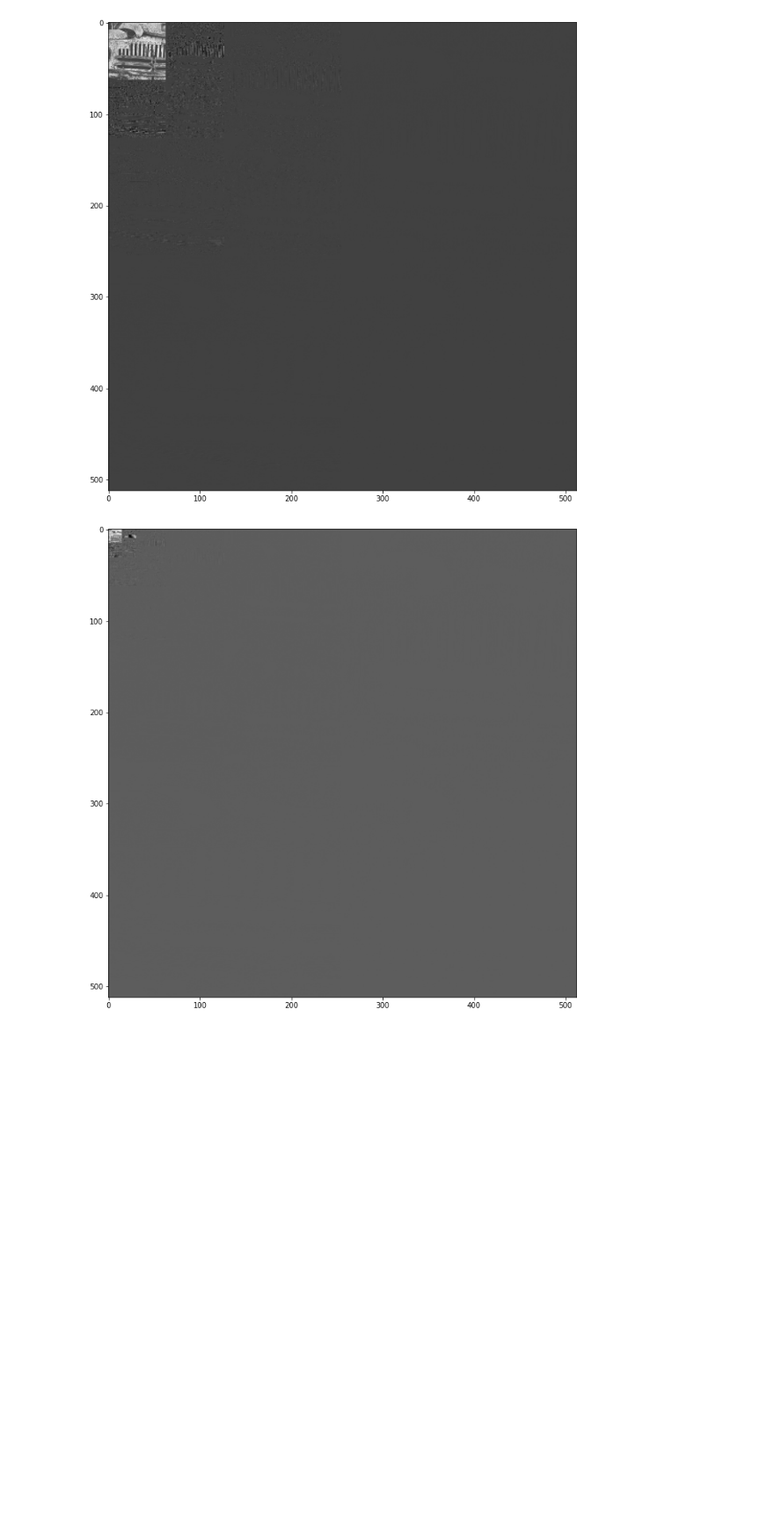
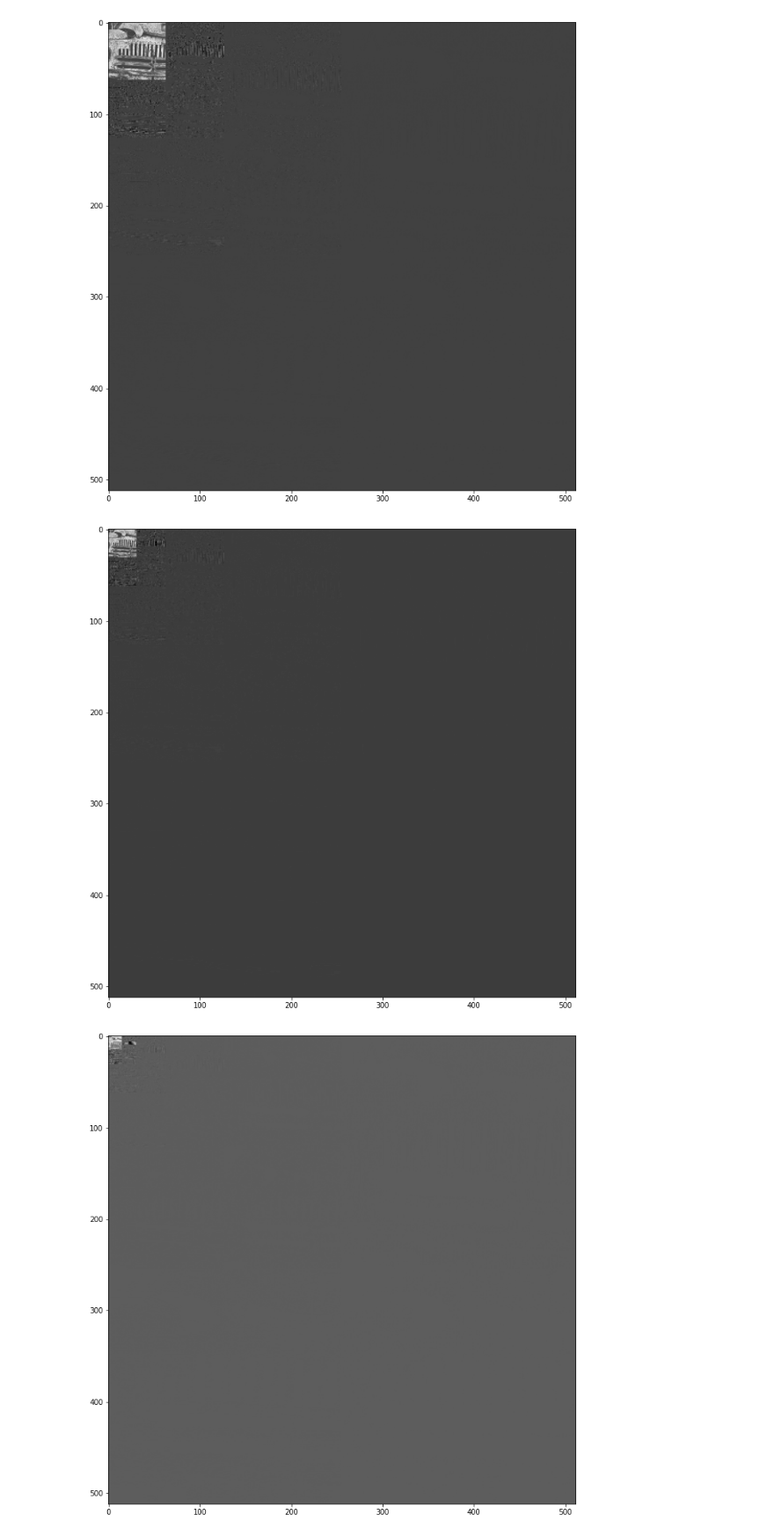
Before and after one commit to mikemayer67/MJ2K, a Jupyter notebook: Subbanding_Playground.ipynb, the cells around one changed output. Shown at 88% size. Saved outputs shown, nothing was run; the diff lists cells and outputs as text; code cells hidden in the pictures; blank space fills up the shorter version.

```diff
--- a/Subbanding_Playground.ipynb
+++ b/Subbanding_Playground.ipynb
@@ -154,6 +154,16 @@ plt.imshow(L1,cmap='gray')
 plt.show()
 # %% [output]
 [figure]
+# %%
+L4 = join(LL4,LH4,HL4,HH4)
+L3 = join(L4,LH3,HL3,HH3)
+L2 = join(L3,LH2,HL2,HH2)
+L1 = join(L2,LH1,HL1,HH1)
+plt.subplots(1,1,figsize=(12,12))
+plt.imshow(L1,cmap='gray')
+plt.show()
+# %% [output]
+[figure, added]
 # %%
 L5 = join(LL5,LH5,HL5,HH5)
 L4 = join(L5,LH4,HL4,HH4)
```
Also changed, not shown: parts of 2 cells of this notebook.
